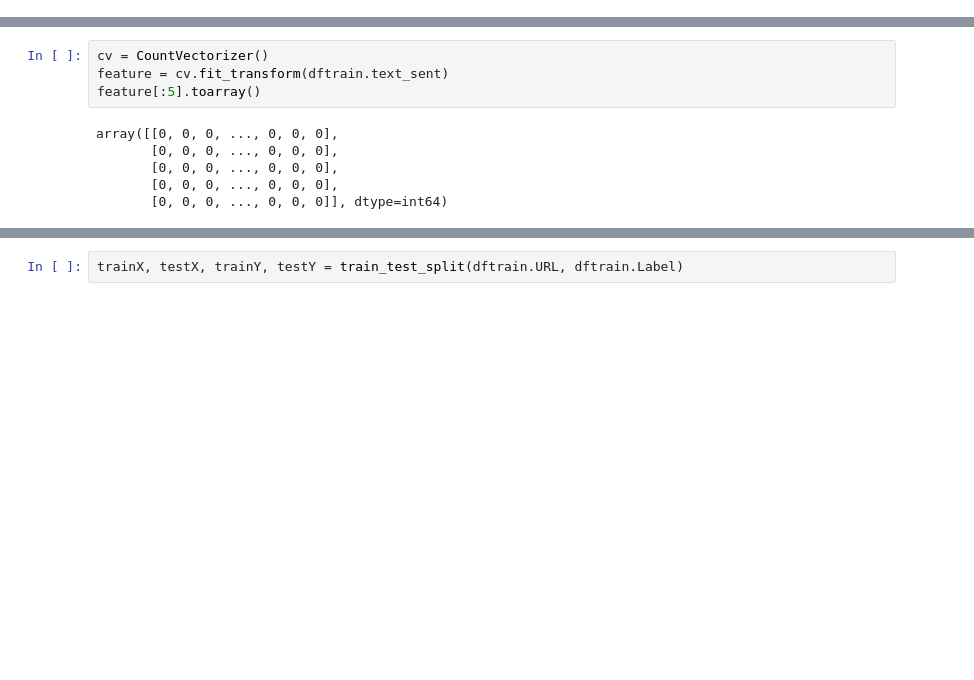
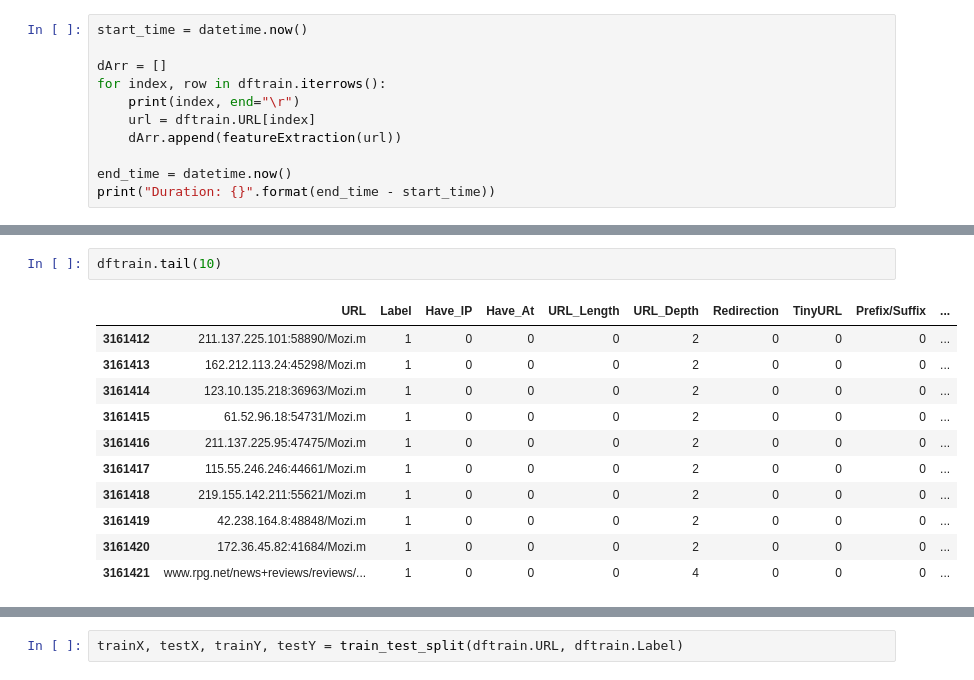
Before and after one commit to AreiousX/PhishingDetectorWithML101LetsGo, a Jupyter notebook: ML model/main.ipynb, the cells around one changed output, grey strips where cells are left out. Saved outputs shown, nothing was run; the diff lists cells and outputs as text; blank space fills up the shorter version.

```diff
--- a/ML model/main.ipynb
+++ b/ML model/main.ipynb
@@ -72,0 +194,11 @@ sns.barplot(label_counts.index,label_counts.Label)
+# %%
+start_time = datetime.now()
+
+dArr = []
+for index, row in dftrain.iterrows():
+    print(index, end="\r")
+    url = dftrain.URL[index]
+    dArr.append(featureExtraction(url))
+
+end_time = datetime.now()
+print("Duration: {}".format(end_time - start_time))
@@ -148,10 +291,14 @@ dfeval.sample(10)
-# %%
-cv = CountVectorizer()
-feature = cv.fit_transform(dftrain.text_sent)
-feature[:5].toarray()
-# %% [output]
-array([[0, 0, 0, ..., 0, 0, 0],
-       [0, 0, 0, ..., 0, 0, 0],
-       [0, 0, 0, ..., 0, 0, 0],
-       [0, 0, 0, ..., 0, 0, 0],
-       [0, 0, 0, ..., 0, 0, 0]], dtype=int64)
+# %%
+dftrain.tail(10)
+# %% [output]
+|  | URL | Label | Have_IP | Have_At | URL_Length | URL_Depth | Redirection | TinyURL | Prefix/Suffix | ... |
+| 3161412 | 211.137.225.101:58890/Mozi.m | 1 | 0 | 0 | 0 | 2 | 0 | 0 | 0 | ... |
+| 3161413 | 162.212.113.24:45298/Mozi.m | 1 | 0 | 0 | 0 | 2 | 0 | 0 | 0 | ... |
+| 3161414 | 123.10.135.218:36963/Mozi.m | 1 | 0 | 0 | 0 | 2 | 0 | 0 | 0 | ... |
+| 3161415 | 61.52.96.18:54731/Mozi.m | 1 | 0 | 0 | 0 | 2 | 0 | 0 | 0 | ... |
+| 3161416 | 211.137.225.95:47475/Mozi.m | 1 | 0 | 0 | 0 | 2 | 0 | 0 | 0 | ... |
+| 3161417 | 115.55.246.246:44661/Mozi.m | 1 | 0 | 0 | 0 | 2 | 0 | 0 | 0 | ... |
+| 3161418 | 219.155.142.211:55621/Mozi.m | 1 | 0 | 0 | 0 | 2 | 0 | 0 | 0 | ... |
+| 3161419 | 42.238.164.8:48848/Mozi.m | 1 | 0 | 0 | 0 | 2 | 0 | 0 | 0 | ... |
+| 3161420 | 172.36.45.82:41684/Mozi.m | 1 | 0 | 0 | 0 | 2 | 0 | 0 | 0 | ... |
+| 3161421 | www.rpg.net/news+reviews/reviews/... | 1 | 0 | 0 | 0 | 4 | 0 | 0 | 0 | ... |
```
Also changed, not shown: parts of 39 cells of this notebook.
